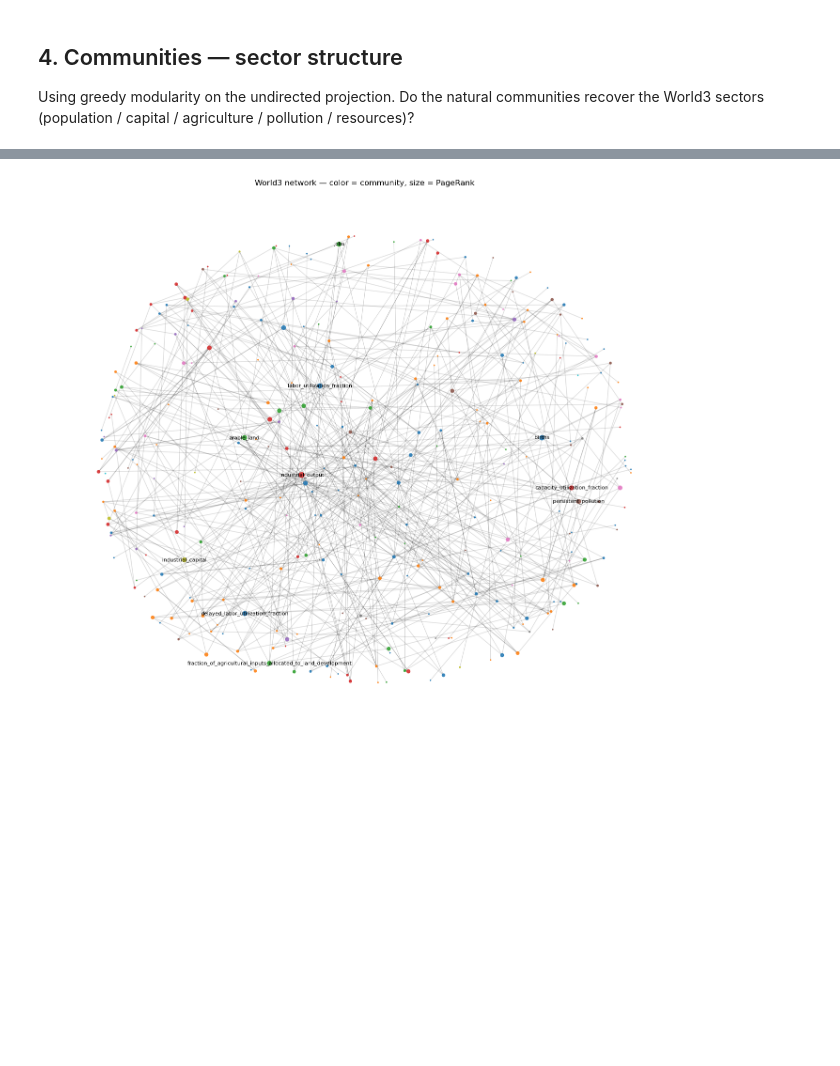
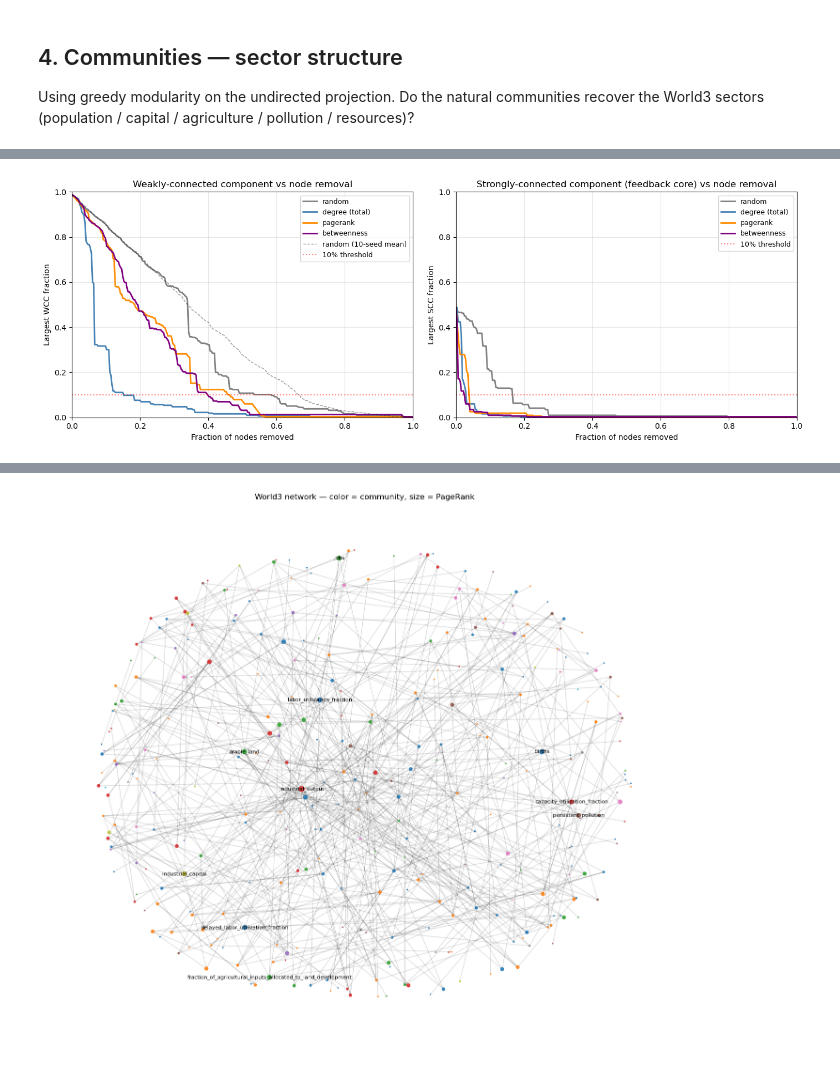
Before and after one commit to XunYang-Lola/CIVIL-534, a Jupyter notebook: final/network_analysis.ipynb, the cells around one changed output, grey strips where cells are left out. Drawn from its saved outputs; the diff is of its cells as text; code cells hidden in the pictures; blank space fills up the shorter version.

```diff
--- a/final/network_analysis.ipynb
+++ b/final/network_analysis.ipynb
@@ -203,0 +420,27 @@ Modularity: 0.680
+# %%
+fig, axes = plt.subplots(1, 2, figsize=(14, 5))
+colors = {'random':'gray', 'degree (total)':'steelblue',
+          'pagerank':'darkorange', 'betweenness':'purple'}
+
+for name, (fr, wcc, scc) in curves.items():
+    axes[0].plot(fr, wcc, '-', color=colors[name], lw=2, label=name)
+    axes[1].plot(fr, scc, '-', color=colors[name], lw=2, label=name)
+axes[0].plot(rand_x, np.mean([percolation_curve(G, list(np.random.default_rng(s).permutation(nodes)))[1]
+                              for s in range(10)], axis=0),
+             '--', color='black', lw=1, alpha=0.4, label='random (10-seed mean)')
+
+for ax, ylab, title in [
+    (axes[0], 'Largest WCC fraction', 'Weakly-connected component vs node removal'),
+    (axes[1], 'Largest SCC fraction', 'Strongly-connected component (feedback core) vs node removal'),
+]:
+    ax.set_xlabel('Fraction of nodes removed')
+    ax.set_ylabel(ylab); ax.set_title(title)
+    ax.axhline(0.1, color='red', ls=':', alpha=0.5, label='10% threshold')
+    ax.legend(fontsize=9, loc='upper right')
+    ax.grid(alpha=0.3); ax.set_xlim(0, 1); ax.set_ylim(0, 1)
+
+fig.tight_layout()
+fig.savefig(FIG_DIR / 'percolation.png', dpi=150)
+plt.show()
+# %% [output]
+[figure, added]
```
Also changed, not shown: parts of 15 cells of this notebook, 3 other files.
